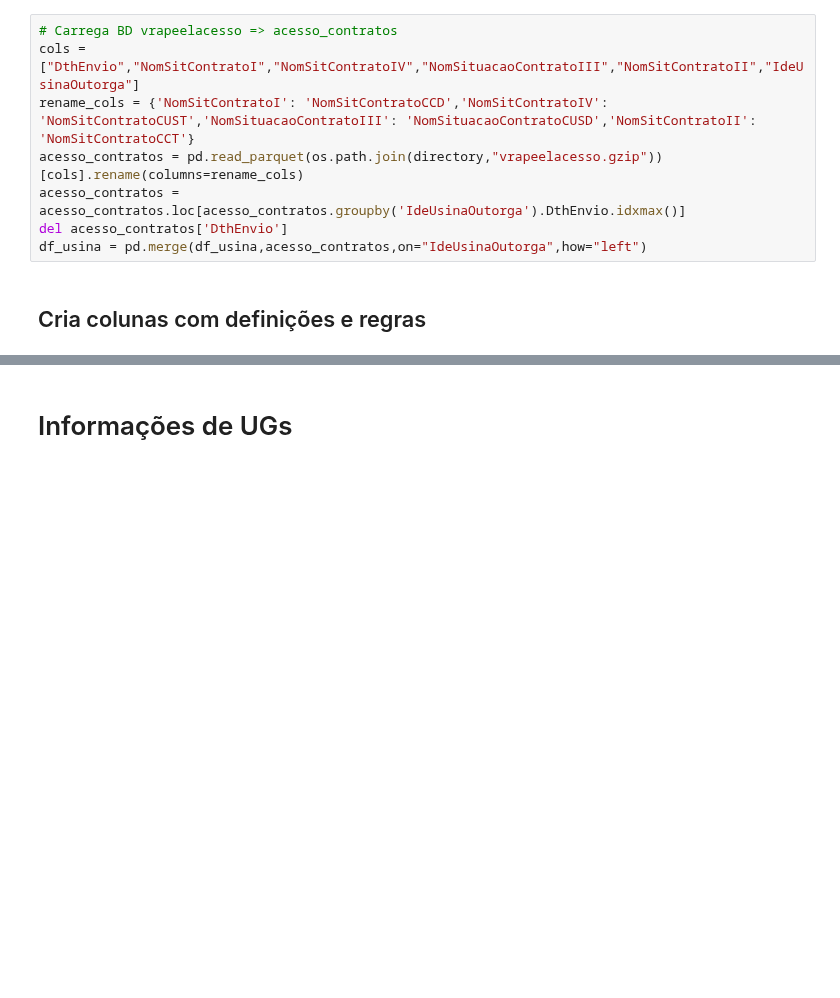
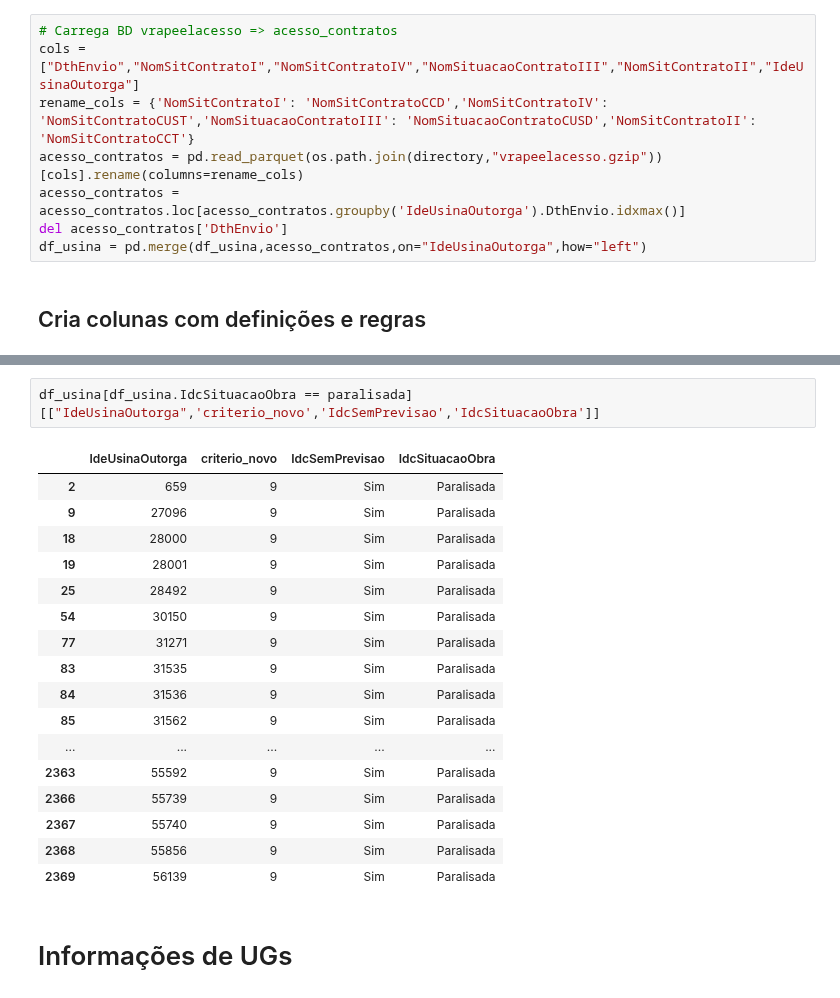
Before and after one commit to Vinicius667/Previsor, a Jupyter notebook: App/Previsor_teste3.ipynb, the cells around one changed output, grey strips where cells are left out. Drawn from its saved outputs; the diff is of its cells as text; blank space fills up the shorter version.

```diff
--- a/App/Previsor_teste3.ipynb
+++ b/App/Previsor_teste3.ipynb
@@ -341,3 +339,23 @@ display(df_usina[['IdeUsinaOutorga','IdcSituacaoObra','PPA','CondicaoAmbiental',
+# %%
+df_usina[df_usina.IdcSituacaoObra == paralisada][["IdeUsinaOutorga",'criterio_novo','IdcSemPrevisao','IdcSituacaoObra']]
+# %% [output]
+|  | IdeUsinaOutorga | criterio_novo | IdcSemPrevisao | IdcSituacaoObra |
+| 2 | 659 | 9 | Sim | Paralisada |
+| 9 | 27096 | 9 | Sim | Paralisada |
+| 18 | 28000 | 9 | Sim | Paralisada |
+| 19 | 28001 | 9 | Sim | Paralisada |
+| 25 | 28492 | 9 | Sim | Paralisada |
+| 54 | 30150 | 9 | Sim | Paralisada |
+| 77 | 31271 | 9 | Sim | Paralisada |
+| 83 | 31535 | 9 | Sim | Paralisada |
+| 84 | 31536 | 9 | Sim | Paralisada |
+| 85 | 31562 | 9 | Sim | Paralisada |
+| ... | ... | ... | ... | ... |
+| 2363 | 55592 | 9 | Sim | Paralisada |
+| 2366 | 55739 | 9 | Sim | Paralisada |
+| 2367 | 55740 | 9 | Sim | Paralisada |
+| 2368 | 55856 | 9 | Sim | Paralisada |
+| 2369 | 56139 | 9 | Sim | Paralisada |
 # %% [markdown]
 # Informações de UGs
 # %% [markdown]
```
Also changed, not shown: parts of 15 cells of this notebook, 1 other file.
